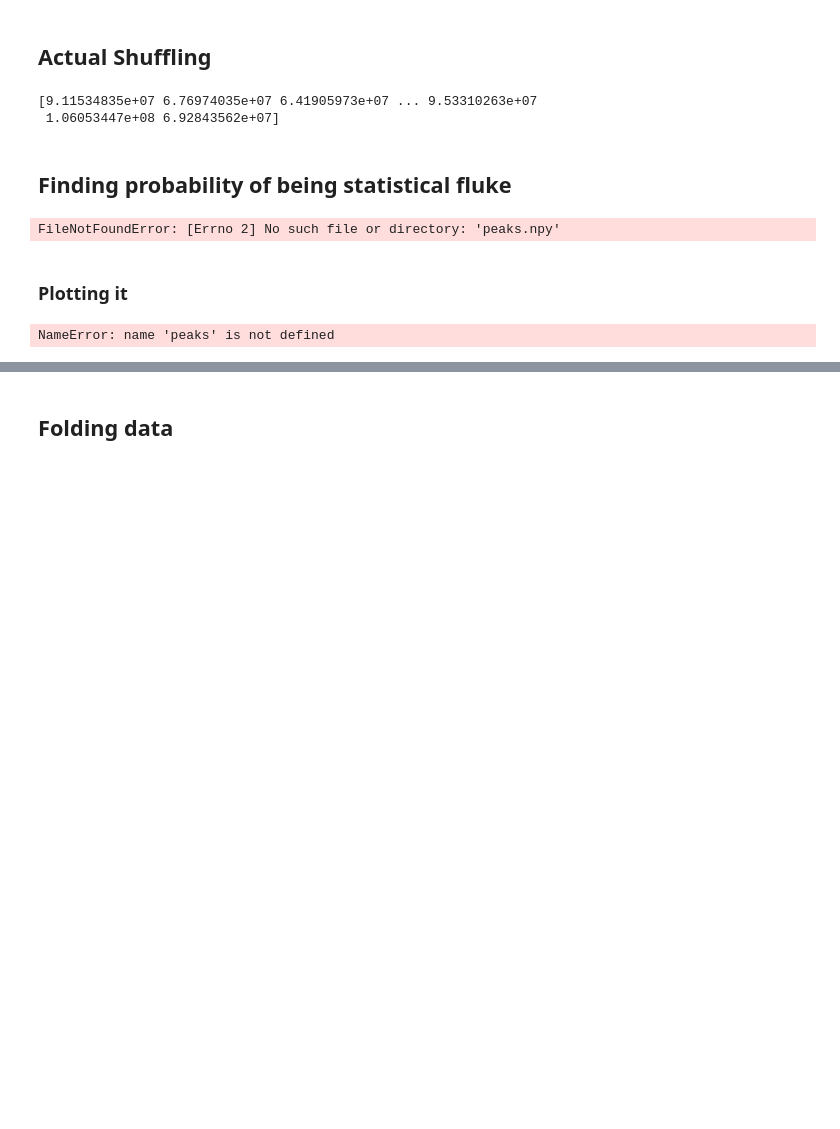
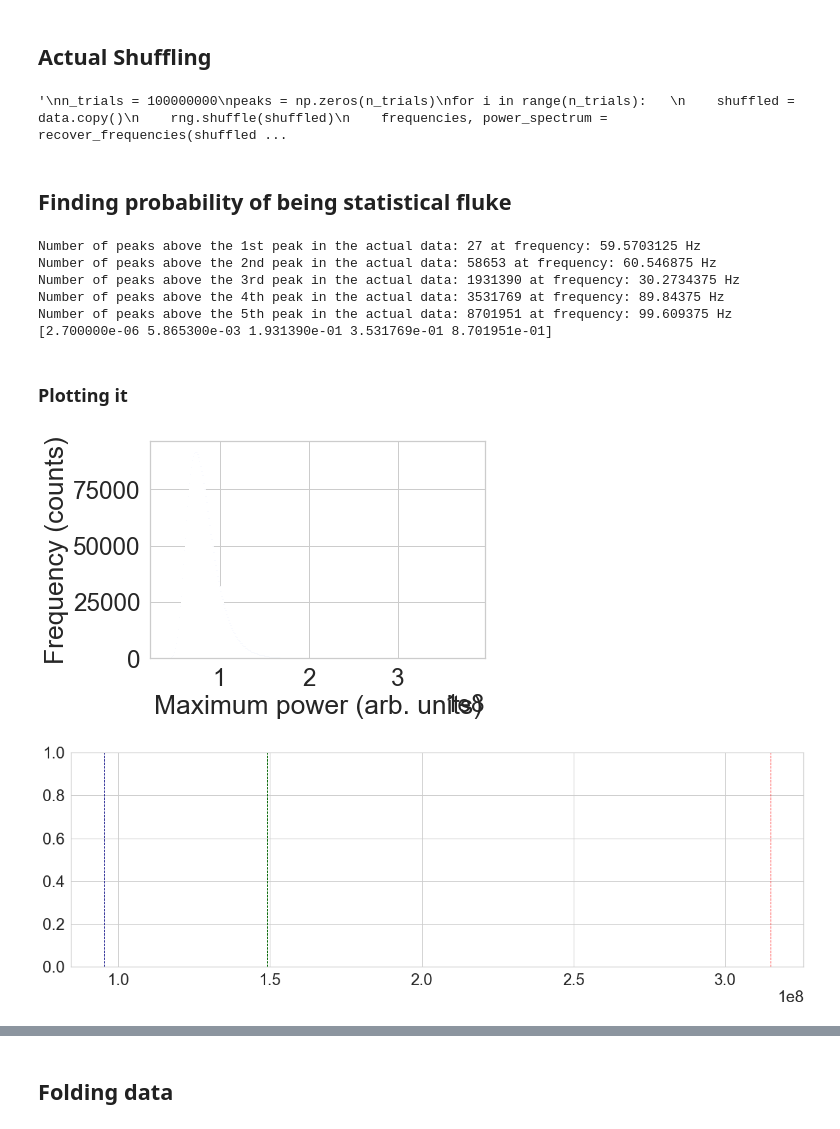
Before and after one commit to Joao-Carlos-S-G-de-A/Pulsar-Fourier-Transform, a Jupyter notebook: Main.ipynb, the cells around one changed output, grey strips where cells are left out. Drawn from its saved outputs; the diff is of its cells as text; code cells hidden in the pictures; blank space fills up the shorter version.

```diff
--- a/Main.ipynb
+++ b/Main.ipynb
@@ -297,6 +349,8 @@ Power of the peaks: [57233766.23473521]
 # %% [markdown]
 ## Actual Shuffling
 # %%
+
+'''
 n_trials = 100000000
 peaks = np.zeros(n_trials)
 for i in range(n_trials):
@@ -309,13 +363,14 @@ for i in range(n_trials):
     peaks[i] = peak_power[0]
 print(peaks)
 np.save('peaks.npy', peaks)
+'''
 # %% [output]
-[9.11534835e+07 6.76974035e+07 6.41905973e+07 ... 9.53310263e+07
- 1.06053447e+08 6.92843562e+07]
+'\nn_trials = 100000000\npeaks = np.zeros(n_trials)\nfor i in range(n_trials):   \n    shuffled = data.copy()\n    rng.shuffle(shuffled)\n    frequencies, power_spectrum = recover_frequencies(shuffled ...
 # %% [markdown]
 ## Finding probability of being statistical fluke
 # %%
 peaks = np.load('peaks.npy')
+n_trials = 10000000
 above_1st_peak = (peaks > powers_actual[-1]).sum()
 print("Number of peaks above the 1st peak in the actual data:", above_1st_peak, "at frequency:", freqs_actual[-1], "Hz")
 above_2nd_peak = (peaks > powers_actual[-3]).sum()
@@ -332,24 +387,34 @@ chance2nd = above_2nd_peak/n_trials
 chance3rd = above_3rd_peak/n_trials
 chance4th = above_4th_peak/n_trials
 chance5th = above_5th_peak/n_trials
-np.save('chances.npy', [chance1st, chance2nd, chance3rd, chance4th, chance5th])
+chances = np.array([chance1st, chance2nd, chance3rd, chance4th, chance5th])
+print(chances)
+np.save('chances.npy', chances)
 # %% [output]
-FileNotFoundError: [Errno 2] No such file or directory: 'peaks.npy'
+Number of peaks above the 1st peak in the actual data: 27 at frequency: 59.5703125 Hz
+Number of peaks above the 2nd peak in the actual data: 58653 at frequency: 60.546875 Hz
+Number of peaks above the 3rd peak in the actual data: 1931390 at frequency: 30.2734375 Hz
+Number of peaks above the 4th peak in the actual data: 3531769 at frequency: 89.84375 Hz
+Number of peaks above the 5th peak in the actual data: 8701951 at frequency: 99.609375 Hz
+[2.700000e-06 5.865300e-03 1.931390e-01 3.531769e-01 8.701951e-01]
 # %% [markdown]
 ### Plotting it
 # %%
 # Create histogram using Seaborn
-sns.histplot(peaks, kde=False, color='royalblue')
+sns.histplot(peaks, kde=False, color='royalblue', bins=1000)
 
-# Add labels and title
+
+# Add labels and etc
 plt.xlabel('Maximum power (arb. units)')
 plt.ylabel('Frequency (counts)')
+plt.figure(figsize=(20, 6))
 plt.tight_layout()
 plt.axvline(powers_actual[-1], color='red', linestyle='dashed', linewidth=1, label='59.6 Hz')
 plt.axvline(powers_actual[-3], color='darkgreen', linestyle='dashed', linewidth=1, label='60.5 Hz')
 plt.axvline(powers_actual[-5], color='navy', linestyle='dashed', linewidth=1, label='30.3 Hz')
 
 # Show plot
 plt.show()
 # %% [output]
-NameError: name 'peaks' is not defined
+[figure, added]
+[figure, added]
```
Also changed, not shown: parts of 24 cells of this notebook, 8 other files.
